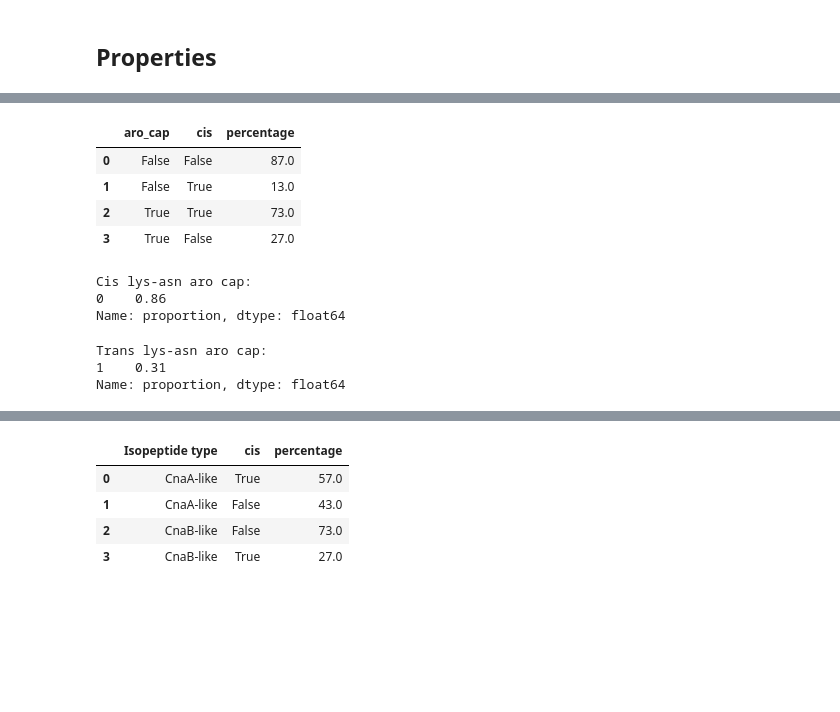
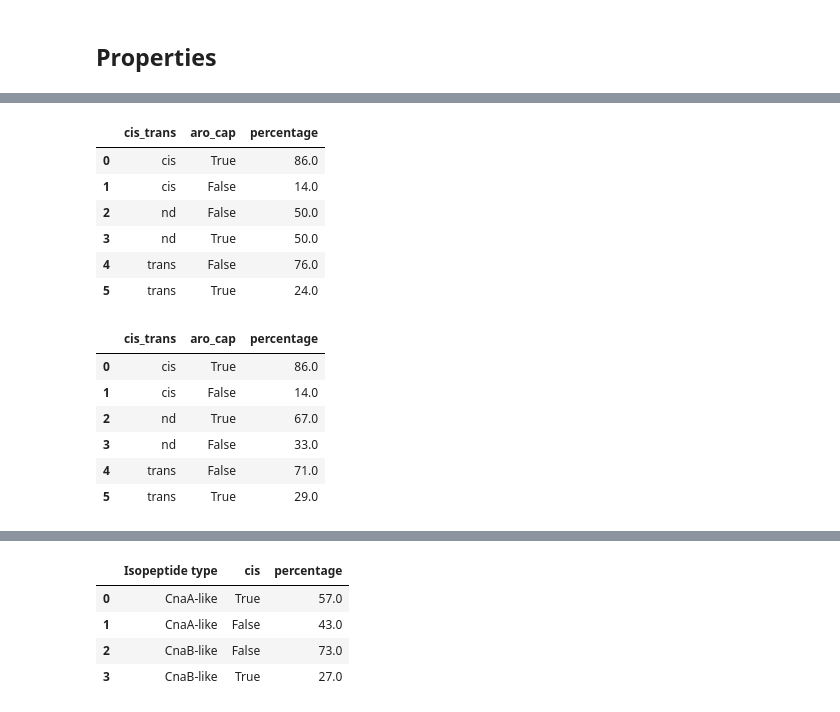
Before and after one commit to FranceCosta/isopeptide_bonds_global_survey, a Jupyter notebook: notebooks/20241212_analyseDataset_v2.ipynb, the cells around one changed output, grey strips where cells are left out. Cells and saved outputs as stored; diff of their text form; code cells hidden in the pictures; blank space fills up the shorter version.

```diff
--- a/notebooks/20241212_analyseDataset_v2.ipynb
+++ b/notebooks/20241212_analyseDataset_v2.ipynb
@@ -29,10 +29,6 @@ table_df = pd.read_csv(TABLE)
 pdb_df["isopep_sequence"] = pdb_df.apply(get_sequence, pdb=True, axis=1)
 af_df["isopep_sequence"] = af_df.apply(get_sequence, pdb=False, axis=1)
 af_templates_df["isopep_sequence"] = af_templates_df.apply(get_sequence, pdb=False, axis=1)
-
-# Add cis info
-pdb_df["cis"] = False
-pdb_df.loc[(pdb_df["pseudo_omega"]>=-60)&(pdb_df["pseudo_omega"]<=60), "cis"] = True
 # %% [markdown]
 ## Pfam domain mapping
 # %%
@@ -287,30 +306,30 @@ cond4 = pdb_df["Isopeptide type"] != "Mutant"
 cond5 = pdb_df["Resolution"] <= 2.5
 analysis_df = pdb_df[cond1 & cond2 & cond3 & cond4 & cond5].drop_duplicates("isopep_sequence").copy()
 # %%
-analysis_df.groupby("aro_cap")["cis"] \
+analysis_df.fillna("nd").groupby("cis_trans")["aro_cap"] \
     .value_counts(normalize=True) \
     .mul(100) \
     .rename("percentage") \
     .reset_index().round()
 # %% [output]
-|  | aro_cap | cis | percentage |
-| 0 | False | False | 87.0 |
-| 1 | False | True | 13.0 |
-| 2 | True | True | 73.0 |
-| 3 | True | False | 27.0 |
+|  | cis_trans | aro_cap | percentage |
+| 0 | cis | True | 86.0 |
+| 1 | cis | False | 14.0 |
+| 2 | nd | False | 50.0 |
+| 3 | nd | True | 50.0 |
+| 4 | trans | False | 76.0 |
+| 5 | trans | True | 24.0 |
-# %%
-print(f"Cis lys-asn aro cap: \n{\
-    analysis_df[(analysis_df['cis']) & (analysis_df["Residue 3"]=='N')].value_counts('aro_cap', normalize=True).reset_index().query('aro_cap').proportion\
-        }")
-# %% [output]
-Cis lys-asn aro cap:
-0    0.86
-Name: proportion, dtype: float64
-# %%
-print(f"Trans lys-asn aro cap: \n{\
-    analysis_df[~(analysis_df['cis']) & (analysis_df["Residue 3"]=='N')].value_counts('aro_cap', normalize=True).reset_index().query('aro_cap').proportion.round(2)\
-        }")
-# %% [output]
-Trans lys-asn aro cap:
-1    0.31
-Name: proportion, dtype: float64
+# %%
+analysis_df[analysis_df["Residue 3"]=="N"].fillna("nd").groupby("cis_trans")["aro_cap"] \
+    .value_counts(normalize=True) \
+    .mul(100) \
+    .rename("percentage") \
+    .reset_index().round()
+# %% [output]
+|  | cis_trans | aro_cap | percentage |
+| 0 | cis | True | 86.0 |
+| 1 | cis | False | 14.0 |
+| 2 | nd | True | 67.0 |
+| 3 | nd | False | 33.0 |
+| 4 | trans | False | 71.0 |
+| 5 | trans | True | 29.0 |
```
Also changed, not shown: parts of 8 cells of this notebook, 7 other files.
